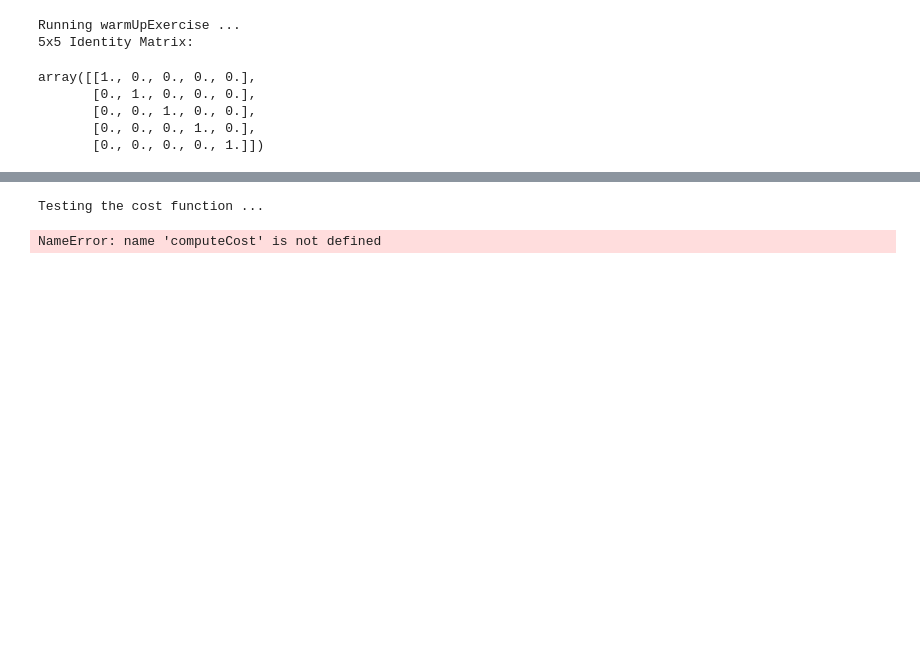
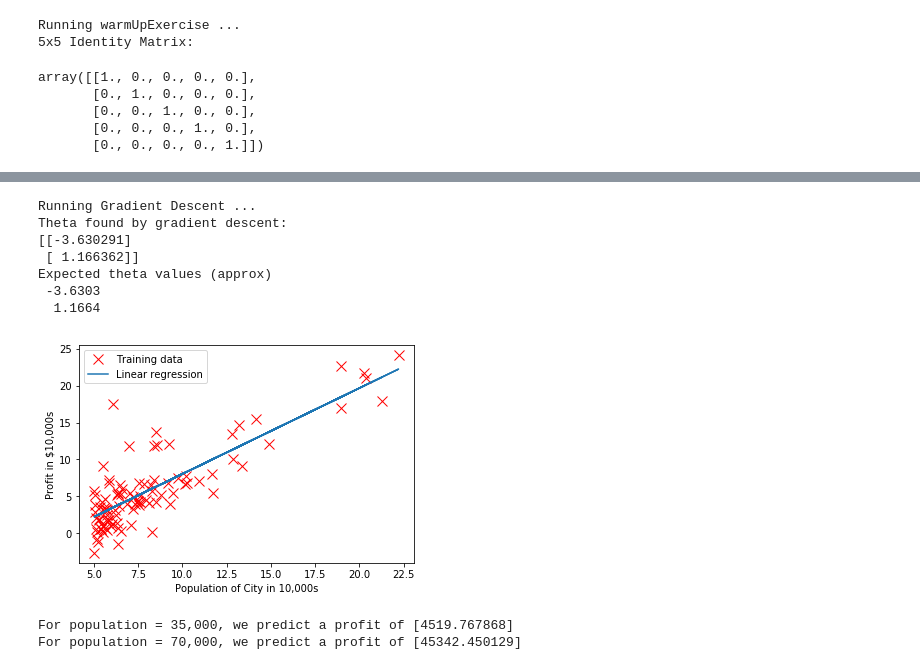
Before and after one commit to StevenPZChan/ml_dl_coursera_Andrew_Ng, a Jupyter notebook: machine-learning-ex1/ex1.ipynb, the cells around one changed output, grey strips where cells are left out. Cells and saved outputs as stored; diff of their text form; code cells hidden in the pictures; blank space fills up the shorter version.

```diff
--- a/machine-learning-ex1/ex1.ipynb
+++ b/machine-learning-ex1/ex1.ipynb
@@ -33,48 +68,31 @@ Plotting Data ...
 # %%
-X = np.column_stack((np.ones((m, 1)), data[0])); # Add a column of ones to x
-theta = np.zeros((2, 1)) # initialize fitting parameters
+print('Running Gradient Descent ...')
+# run gradient descent
+theta, J_history = gradientDescent(X, y, theta, alpha, iterations)
 
-# Some gradient descent settings
-iterations = 1500
-alpha = 0.01
+# print theta to screen
+print(f'Theta found by gradient descent:\n{theta}');
+print('Expected theta values (approx)\n -3.6303\n  1.1664\n');
 
-print('Testing the cost function ...')
-# compute and display initial cost
-J = computeCost(X, y, theta)
-# fprintf('With theta = [0 ; 0]\nCost computed = %f\n', J);
-# fprintf('Expected cost value (approx) 32.07\n');
+# Plot the linear fit
+plotData(X[:, 1], y) # keep previous plot visible
+plt.plot(X[:, 1], np.matmul(X, theta), '-')
+plt.legend(['Training data', 'Linear regression'])
+plt.show() # don't overlay any more plots on this figure
 
-# % further testing of the cost function
-# J = computeCost(X, y, [-1 ; 2]);
-# fprintf('\nWith theta = [-1 ; 2]\nCost computed = %f\n', J);
-# fprintf('Expected cost value (approx) 54.24\n');
-
-# fprintf('Program paused. Press enter to continue.\n');
-# pause;
-
-# fprintf('\nRunning Gradient Descent ...\n')
-# % run gradient descent
-# theta = gradientDescent(X, y, theta, alpha, iterations);
-
-# % print theta to screen
-# fprintf('Theta found by gradient descent:\n');
-# fprintf('%f\n', theta);
-# fprintf('Expected theta values (approx)\n');
-# fprintf(' -3.6303\n  1.1664\n\n');
-
-# % Plot the linear fit
-# hold on; % keep previous plot visible
-# plot(X(:,2), X*theta, '-')
-# legend('Training data', 'Linear regression')
-# hold off % don't overlay any more plots on this figure
-
-# % Predict values for population sizes of 35,000 and 70,000
-# predict1 = [1, 3.5] *theta;
-# fprintf('For population = 35,000, we predict a profit of %f\n',...
-#     predict1*10000);
-# predict2 = [1, 7] * theta;
-# fprintf('For population = 70,000, we predict a profit of %f\n',...
-#     predict2*10000);
+# Predict values for population sizes of 35,000 and 70,000
+predict1 = np.matmul(np.array([1, 3.5]), theta)
+print(f'For population = 35,000, we predict a profit of {predict1*10000}')
+predict2 = np.matmul(np.array([1, 7]), theta)
+print(f'For population = 70,000, we predict a profit of {predict2*10000}')
 # %% [output]
-Testing the cost function ...
+Running Gradient Descent ...
+Theta found by gradient descent:
+[[-3.630291]
+ [ 1.166362]]
+Expected theta values (approx)
+ -3.6303
+  1.1664
+[figure, added]
-NameError: name 'computeCost' is not defined
+For population = 35,000, we predict a profit of [4519.767868]
+For population = 70,000, we predict a profit of [45342.450129]
```
Also changed, not shown: parts of 22 cells of this notebook, 33 other files.
